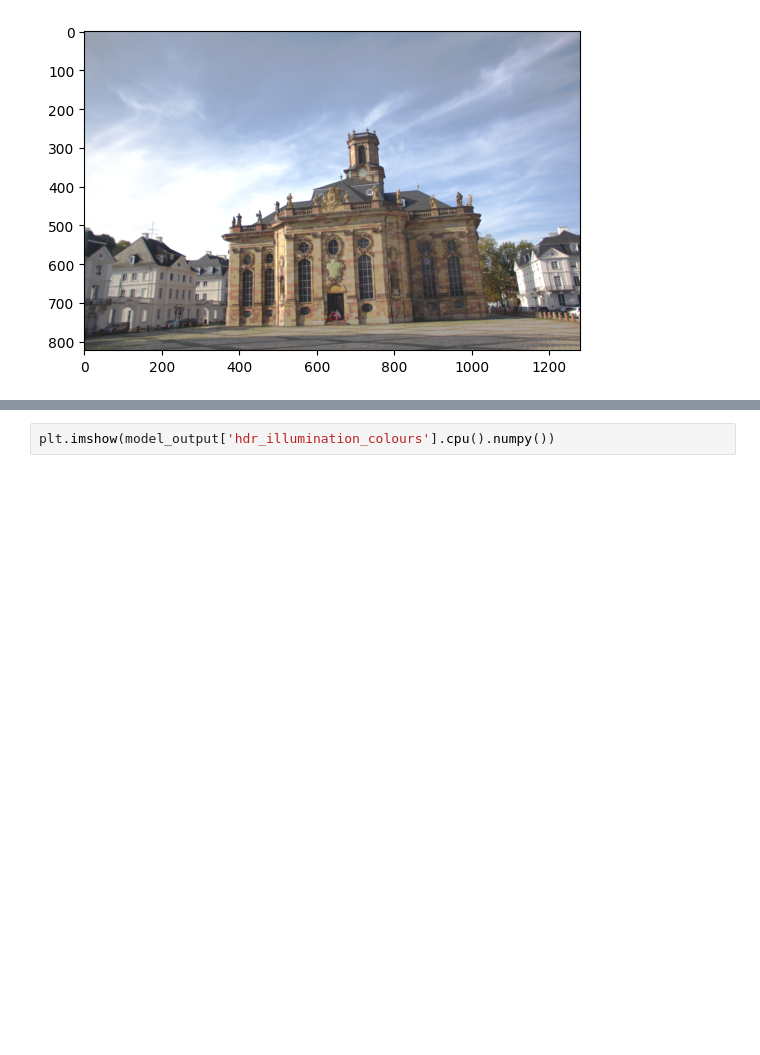
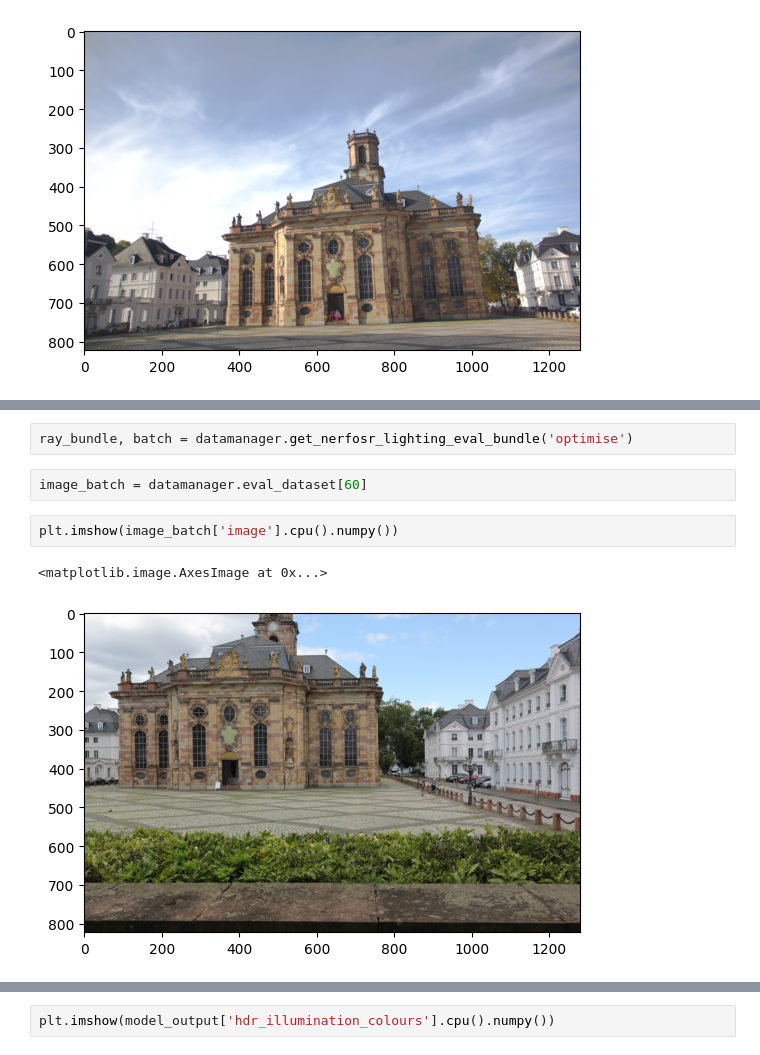
Before and after one commit to JADGardner/neusky, a Jupyter notebook: notebooks/test.ipynb, the cells around one changed output, grey strips where cells are left out. Cells and saved outputs as stored; diff of their text form; blank space fills up the shorter version.

```diff
--- a/notebooks/test.ipynb
+++ b/notebooks/test.ipynb
@@ -108,0 +114,9 @@ Compile with `TORCH_USE_CUDA_DSA` to enable device-side assertions.
+# %%
+ray_bundle, batch = datamanager.get_nerfosr_lighting_eval_bundle('optimise')
+# %%
+image_batch = datamanager.eval_dataset[60]
+# %%
+plt.imshow(image_batch['image'].cpu().numpy())
+# %% [output]
+<matplotlib.image.AxesImage at 0x...>
+[figure, added]
```
Also changed, not shown: parts of 7 cells of this notebook, 9 other files.
